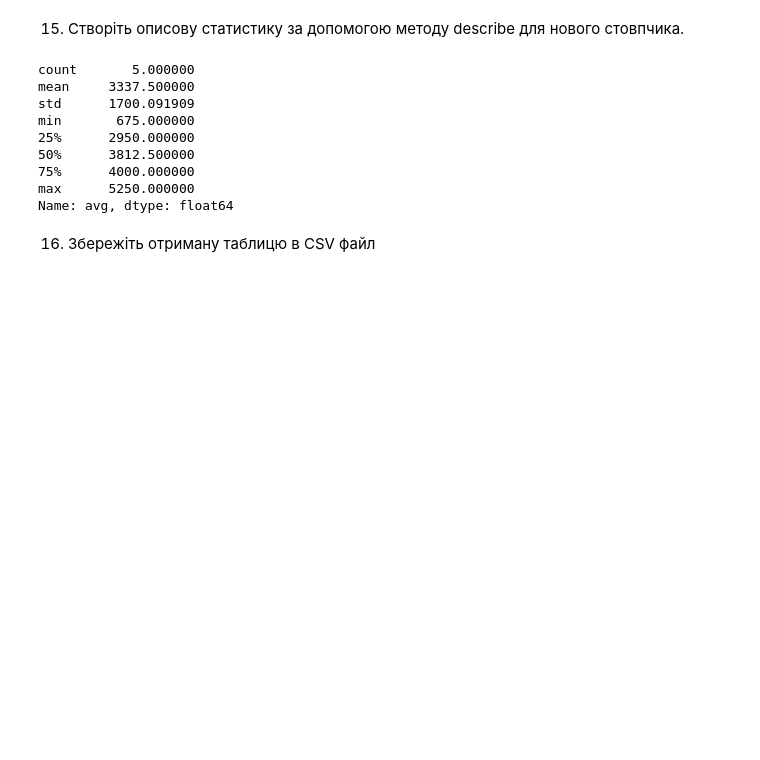
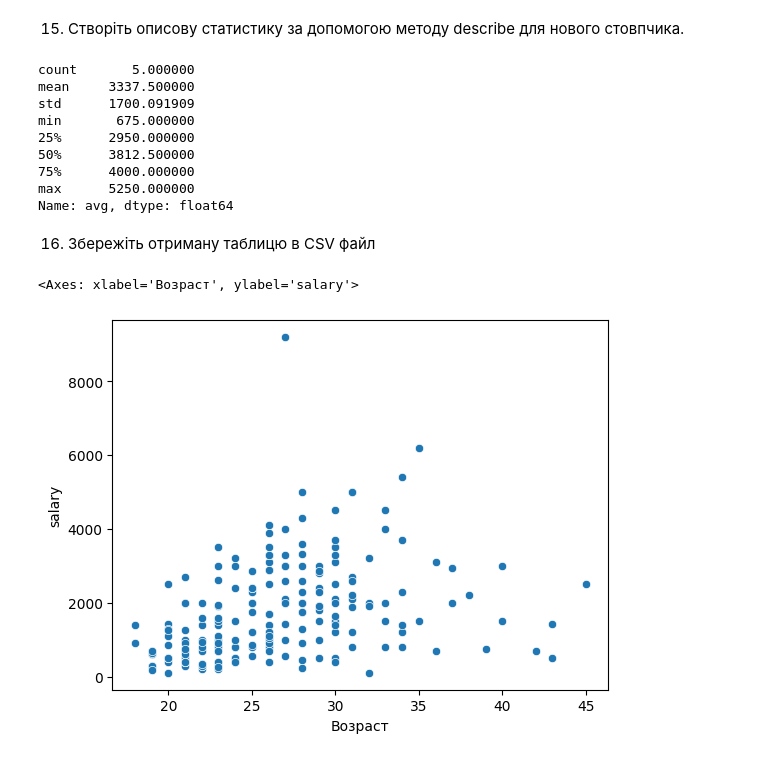
Before and after one commit to Serhii-Kravchenko-2022/Home_work_Data_Science8, a Jupyter notebook: HW2_2.ipynb, the cells around one changed output. Cells and saved outputs as stored; diff of their text form; code cells hidden in the pictures; blank space fills up the shorter version.

```diff
--- a/HW2_2.ipynb
+++ b/HW2_2.ipynb
@@ -236,3 +234,10 @@ Name: avg, dtype: float64
 16. Збережіть отриману таблицю в CSV файл
 # %%
 salary_agg.to_csv('/DataScience8/MyDrive/DataScience8/salary_agg.csv', index=False)
+# %%
+import seaborn as sns
+
+sns.scatterplot(data=python_data, x='Возраст', y='salary')
+# %% [output]
+<Axes: xlabel='Возраст', ylabel='salary'>
+[figure, added]
```
Also changed, not shown: parts of 4 cells of this notebook.
